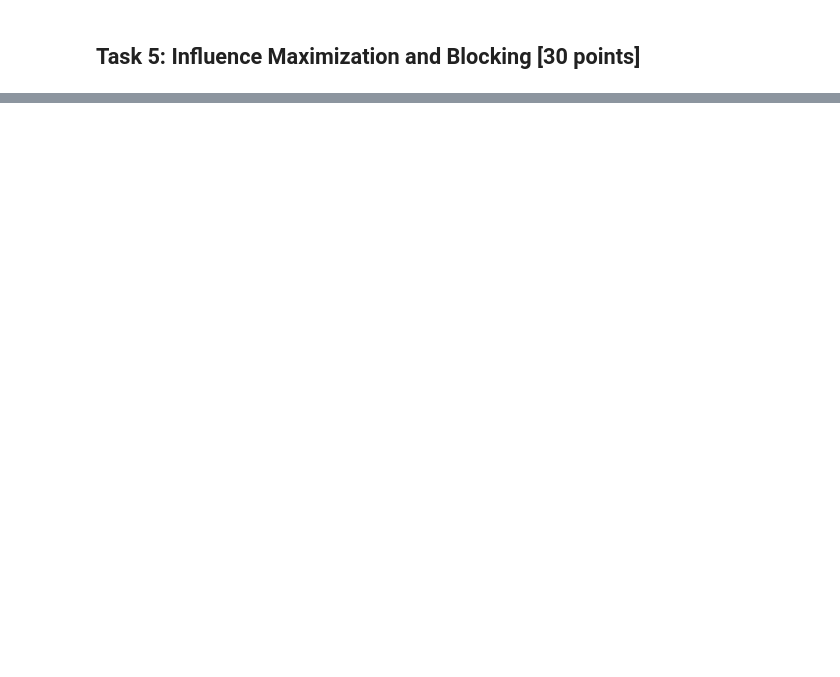
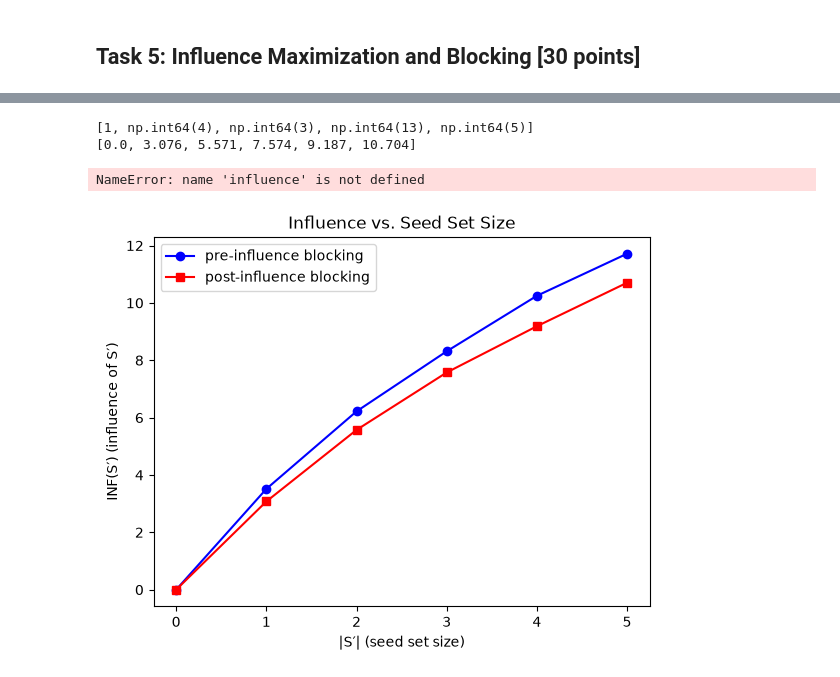
Before and after one commit to ENR118/4101_HW1, a Jupyter notebook: hw1post/code/hw1.ipynb, the cells around one changed output, grey strips where cells are left out. Drawn from its saved outputs; the diff is of its cells as text; code cells hidden in the pictures; blank space fills up the shorter version.

```diff
--- a/hw1post/code/hw1.ipynb
+++ b/hw1post/code/hw1.ipynb
@@ -315,7 +344,7 @@ seeds, influence = greedySearch(graph,k,p,mc)
 # %%
 # randomly select nn nodes; DO NOT CHANGE nn=50 BELOW
 #nn=50
-nn=10
+nn=50
 np.random.seed(15)
 target_nodes = np.random.choice(range(graph.n), nn, replace = False)
 
@@ -327,14 +356,27 @@ graph_new = Graph(modify_graph(graph,target_nodes))
 
 # TODO: compute the seeds and influences over the new graph using the same parameters
 seeds_new, influence_new = greedySearch(graph_new,k,p,mc)
+print(seeds_new)
+print(influence_new)
 
-#np.savetxt('../result/IM_seeds_new.txt', seeds_new, fmt = '%s')
-#np.savetxt('../result/IM_influence_new.txt', influence_new, fmt = '%f')
+np.savetxt('../result/IM_seeds_new.txt', seeds_new, fmt = '%s')
+np.savetxt('../result/IM_influence_new.txt', influence_new, fmt = '%f')
 
 # uncomment these lines if you want to read the values instead of recalculating them
 # seeds_new = np.loadtxt('../result/IM_seeds_new.txt', dtype = int)
 # influence_new = np.loadtxt('../result/IM_influence_new.txt', dtype = float)
-
-# plot in the same figure
-plt.plot(range(k+1), influence,'-bo',range(k+1), influence_new,'-rs')
-plt.show()
+# %% [output]
+[1, np.int64(4), np.int64(3), np.int64(13), np.int64(5)]
+[0.0, 3.076, 5.571, 7.574, 9.187, 10.704]
+NameError: name 'influence' is not defined
+# %%
+# plot in the same figure
+plt.plot(range(k+1), influence,'-bo', label="pre-influence blocking")
+plt.plot(range(k+1), influence_new,'-rs', label="post-influence blocking")
+plt.xlabel('|S′| (seed set size)')
+plt.ylabel('INF(S′) (influence of S′)')
+plt.title('Influence vs. Seed Set Size')
+plt.legend()
+plt.show()
+# %% [output]
+[figure, added]
```
Also changed, not shown: parts of 10 cells of this notebook, 5 other files.
